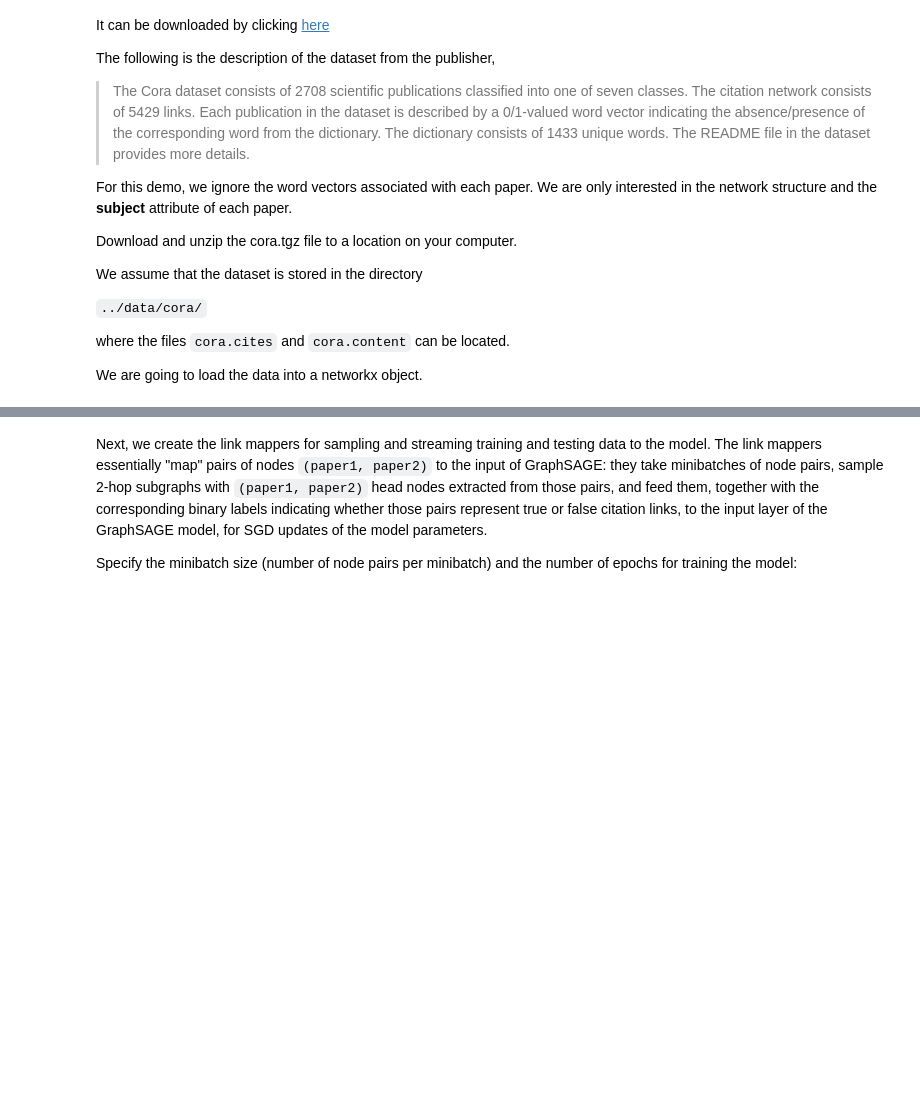
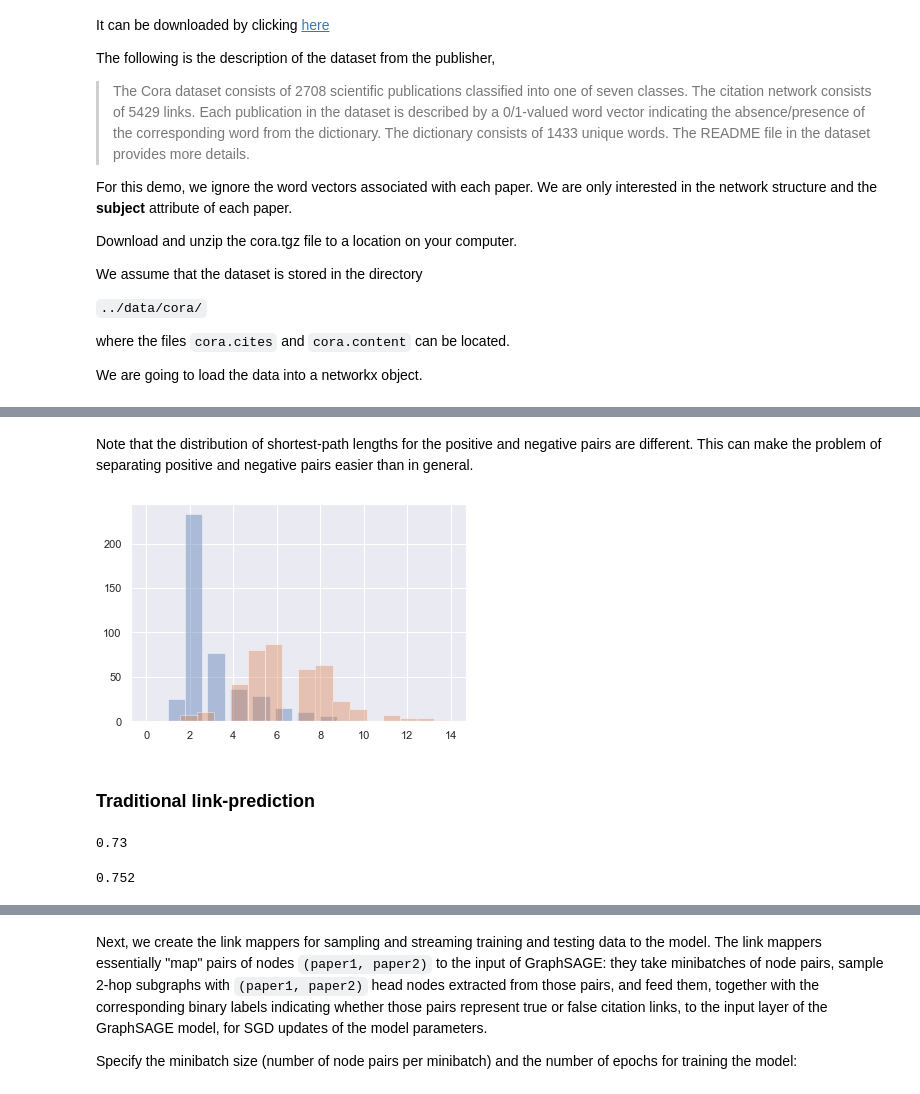
Before and after one commit to stellargraph/stellar-practical-ml-on-graphs, a Jupyter notebook: notebooks/graphsage-link-prediction.ipynb, the cells around one changed output, grey strips where cells are left out. Cells and saved outputs as stored; diff of their text form; code cells hidden in the pictures; blank space fills up the shorter version.

Commit message:
Upated link prediction notebook and readme

```diff
--- a/notebooks/graphsage-link-prediction.ipynb
+++ b/notebooks/graphsage-link-prediction.ipynb
@@ -177,0 +107,29 @@ StellarGraph: Undirected multigraph
+# %%
+g_nx = nx.Graph()
+g_nx.add_nodes_from(all_nodes)
+g_nx.add_edges_from(remaining_links)
+# %% [markdown]
+Note that the distribution of shortest-path lengths for the positive and negative pairs are different. This can make the problem of separating positive and negative pairs easier than in general.
+# %%
+def pair_distance(G, pairs, ignore_disconnected=True):
+    pair_distance = []
+    for n1,n2 in pairs:
+        try:
+            l = nx.shortest_path_length(G, n1, n2)
+        except:
+            l = -1
+        if not ignore_disconnected or l >= 0:
+            pair_distance.append(l)
+    return pair_distance
+# %%
+pp_distance = pair_distance(g_nx, positive_pairs)
+np_distance = pair_distance(g_nx, negative_pairs)
+# %%
+sns.set(color_codes=True)
+# %%
+sns.distplot(pp_distance, kde=False, hist_kws={"width":0.8});
+sns.distplot(np_distance, kde=False, hist_kws={"width":0.8});
+# %% [output]
+[figure, added]
+# %% [markdown]
+### Traditional link-prediction
@@ -177,0 +140,8 @@ StellarGraph: Undirected multigraph
+# %%
+sklearn.metrics.accuracy_score(train_labels, train_scores > 0)
+# %% [output]
+0.73
+# %%
+sklearn.metrics.accuracy_score(test_labels, test_scores > 0)
+# %% [output]
+0.752
```
Also changed, not shown: parts of 95 cells of this notebook, 1 other file.
